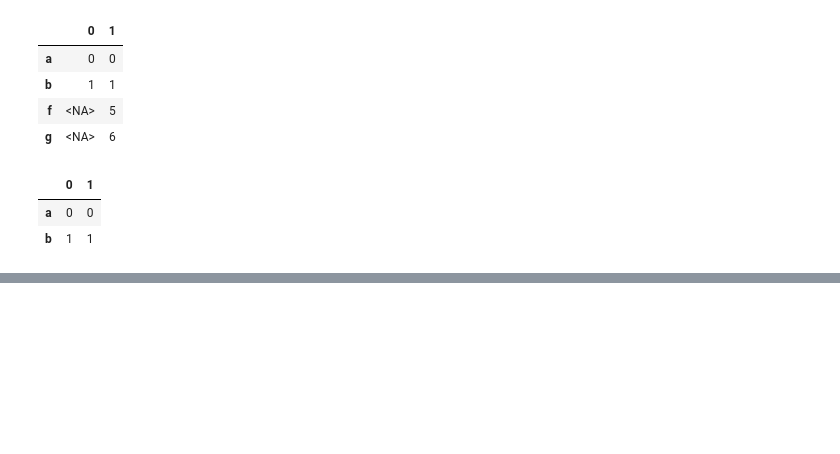
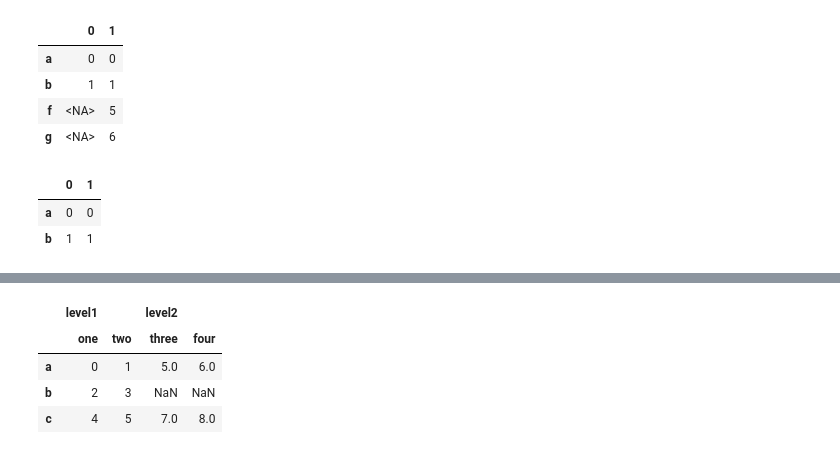
Before and after one commit to jayilpark/Pandas, a Jupyter notebook: PD_practice_ch.8.ipynb, the cells around one changed output, grey strips where cells are left out. Saved outputs shown, nothing was run; the diff lists cells and outputs as text; code cells hidden in the pictures; blank space fills up the shorter version.

```diff
--- a/PD_practice_ch.8.ipynb
+++ b/PD_practice_ch.8.ipynb
@@ -829,0 +876,13 @@ dtype: Int64
+# %%
+# here the keys argument is used to create a hierarchical index where the first level can be used to identify each of the concatenated DF objects
+# if you pass a dictionary of objects instead of a list, the dictionary's keys will be used for the keys option:
+# different method, same result
+
+pd.concat({"level1":df1,"level2":df2},
+          axis="columns")
+# %% [output]
+|  | level1 |  | level2 |  |
+|  | one | two | three | four |
+| a | 0 | 1 | 5.0 | 6.0 |
+| b | 2 | 3 | NaN | NaN |
+| c | 4 | 5 | 7.0 | 8.0 |
```
Also changed, not shown: parts of 13 cells of this notebook.
